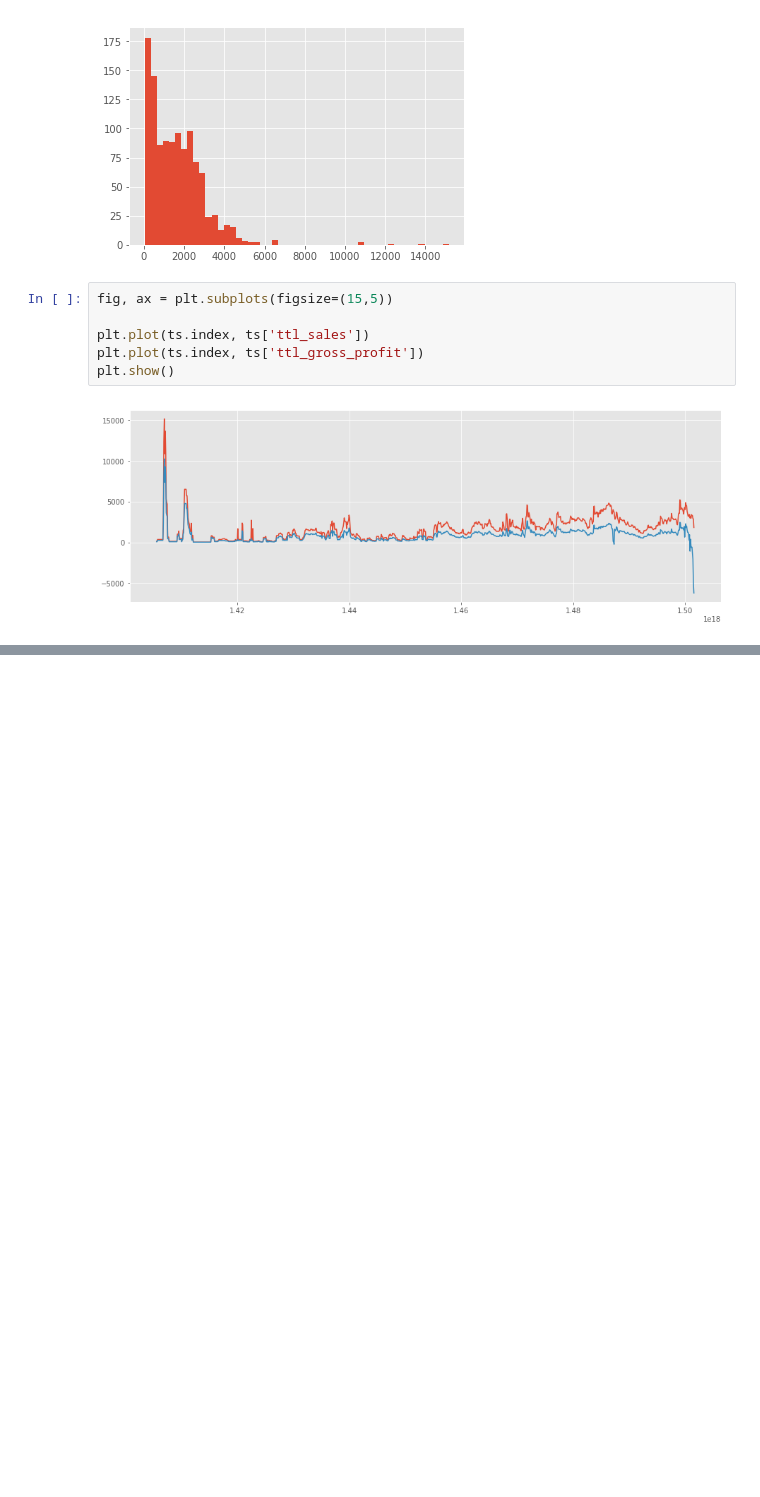
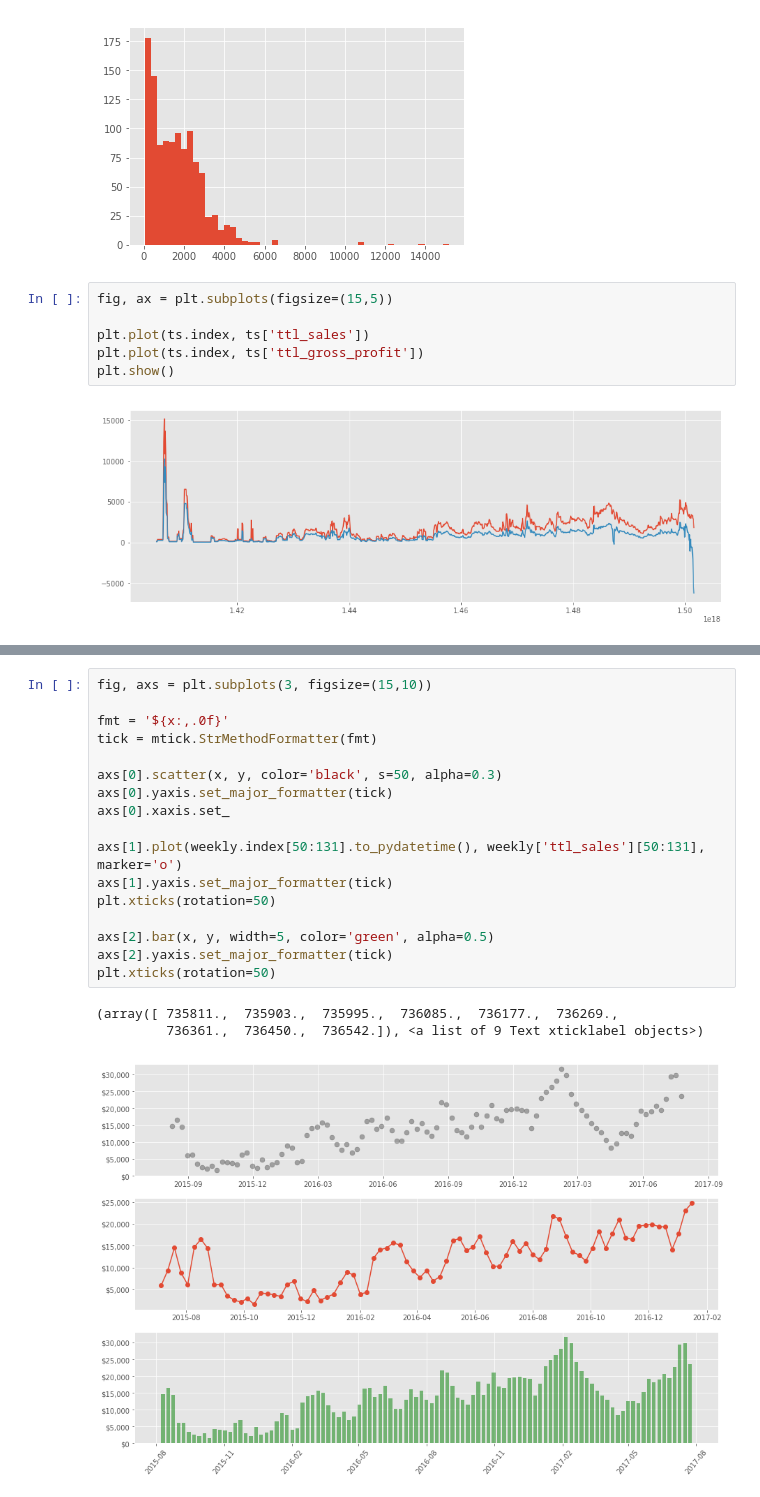
Before and after one commit to sewald101/uplift_bi, a Jupyter notebook: src/time_series_prototype.ipynb, the cells around one changed output, grey strips where cells are left out. Drawn from its saved outputs; the diff is of its cells as text; blank space fills up the shorter version.

```diff
--- a/src/time_series_prototype.ipynb
+++ b/src/time_series_prototype.ipynb
@@ -120,0 +158,21 @@ rawB.equals(raw), invB.equals(inv), tsB.equals(ts), blB.equals(bl), slsB.equals(
+# %%
+fig, axs = plt.subplots(3, figsize=(15,10))
+
+fmt = '${x:,.0f}'
+tick = mtick.StrMethodFormatter(fmt)
+
+axs[0].scatter(x, y, color='black', s=50, alpha=0.3)
+axs[0].yaxis.set_major_formatter(tick)
+axs[0].xaxis.set_
+
+axs[1].plot(weekly.index[50:131].to_pydatetime(), weekly['ttl_sales'][50:131], marker='o')
+axs[1].yaxis.set_major_formatter(tick)
+plt.xticks(rotation=50)
+
+axs[2].bar(x, y, width=5, color='green', alpha=0.5)
+axs[2].yaxis.set_major_formatter(tick)
+plt.xticks(rotation=50)
+# %% [output]
+(array([ 735811.,  735903.,  735995.,  736085.,  736177.,  736269.,
+         736361.,  736450.,  736542.]), <a list of 9 Text xticklabel objects>)
+[figure, added]
```
Also changed, not shown: parts of 38 cells of this notebook, 3 other files.
